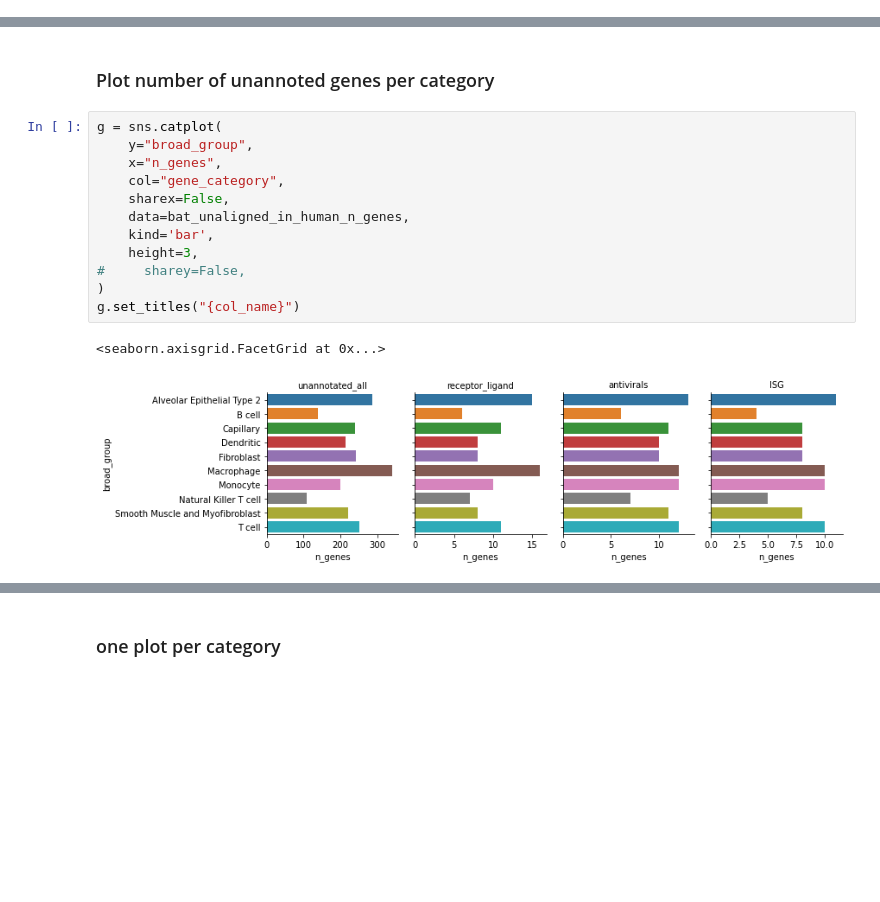
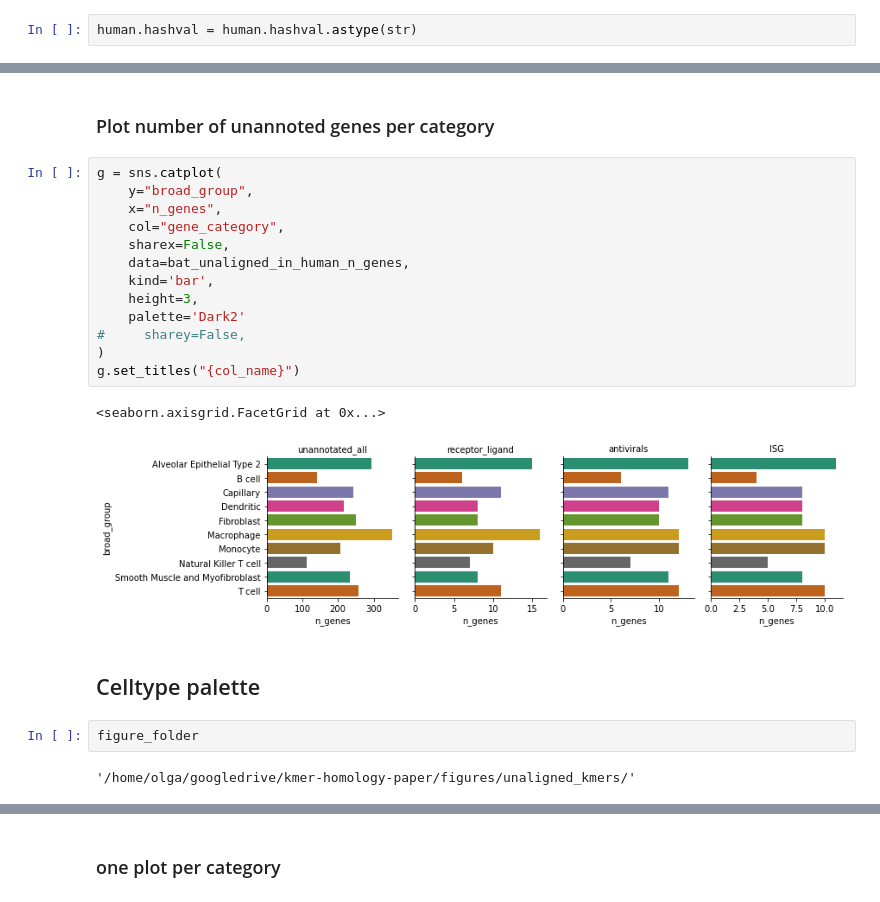
Before and after one commit to czbiohub-sf/scrnaseq-for-the-99-percent, a Jupyter notebook: notebooks/346_bat_unaligned_kmers_in_human.ipynb, the cells around one changed output, grey strips where cells are left out. Drawn from its saved outputs; the diff is of its cells as text; blank space fills up the shorter version.

```diff
--- a/notebooks/346_bat_unaligned_kmers_in_human.ipynb
+++ b/notebooks/346_bat_unaligned_kmers_in_human.ipynb
@@ -175,3 +194,5 @@ bat_unaligned_hashes = set(bat_unaligned.hashval)
 len(bat_unaligned_hashes)
 # %% [output]
 1480071
+# %%
+human.hashval = human.hashval.astype(str)
@@ -243,15 +316,22 @@ bat_unaligned_in_human_n_genes
 # %%
 g = sns.catplot(
     y="broad_group",
     x="n_genes",
     col="gene_category",
     sharex=False,
     data=bat_unaligned_in_human_n_genes,
     kind='bar',
     height=3,
+    palette='Dark2'
 #     sharey=False,
 )
 g.set_titles("{col_name}")
 # %% [output]
 <seaborn.axisgrid.FacetGrid at 0x...>
-[figure, old version]
+[figure, new version]
+# %% [markdown]
+## Celltype palette
+# %%
+figure_folder
+# %% [output]
+'/home/olga/googledrive/kmer-homology-paper/figures/unaligned_kmers/'
```
Also changed, not shown: parts of 14 cells of this notebook, 7 other files.
